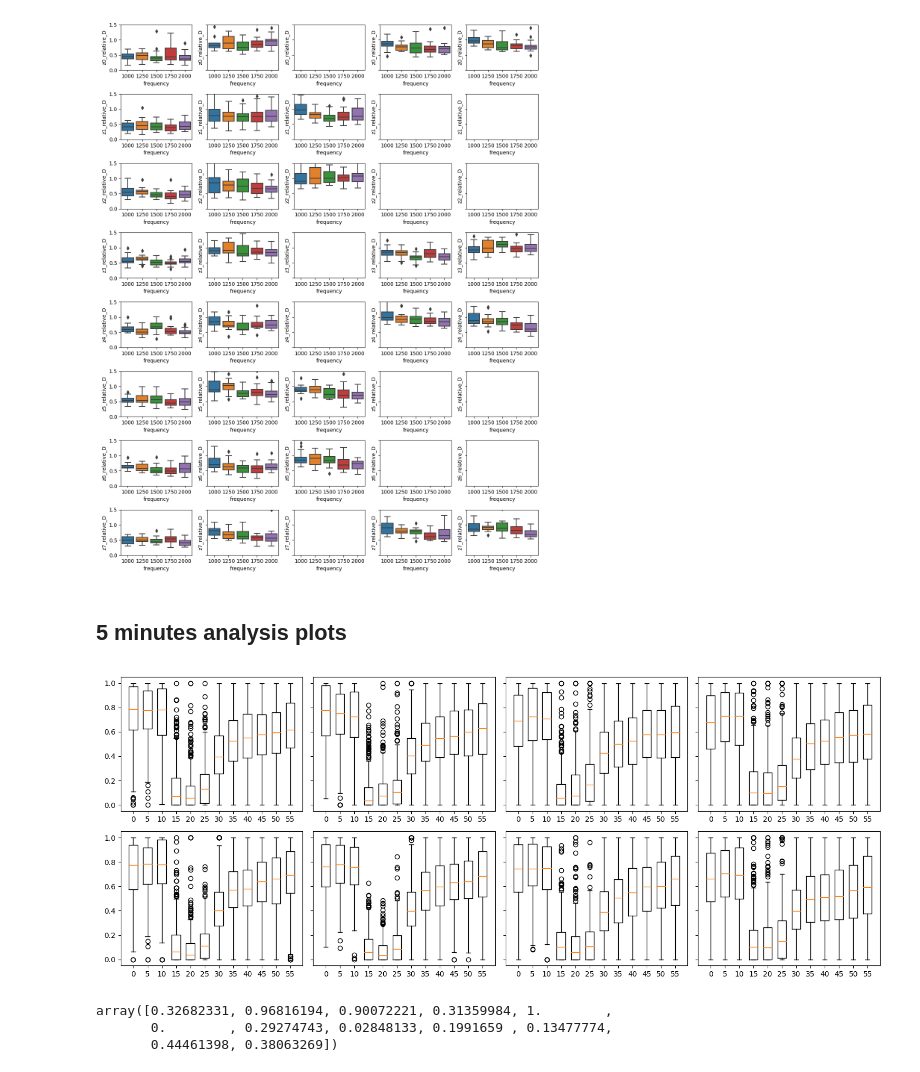
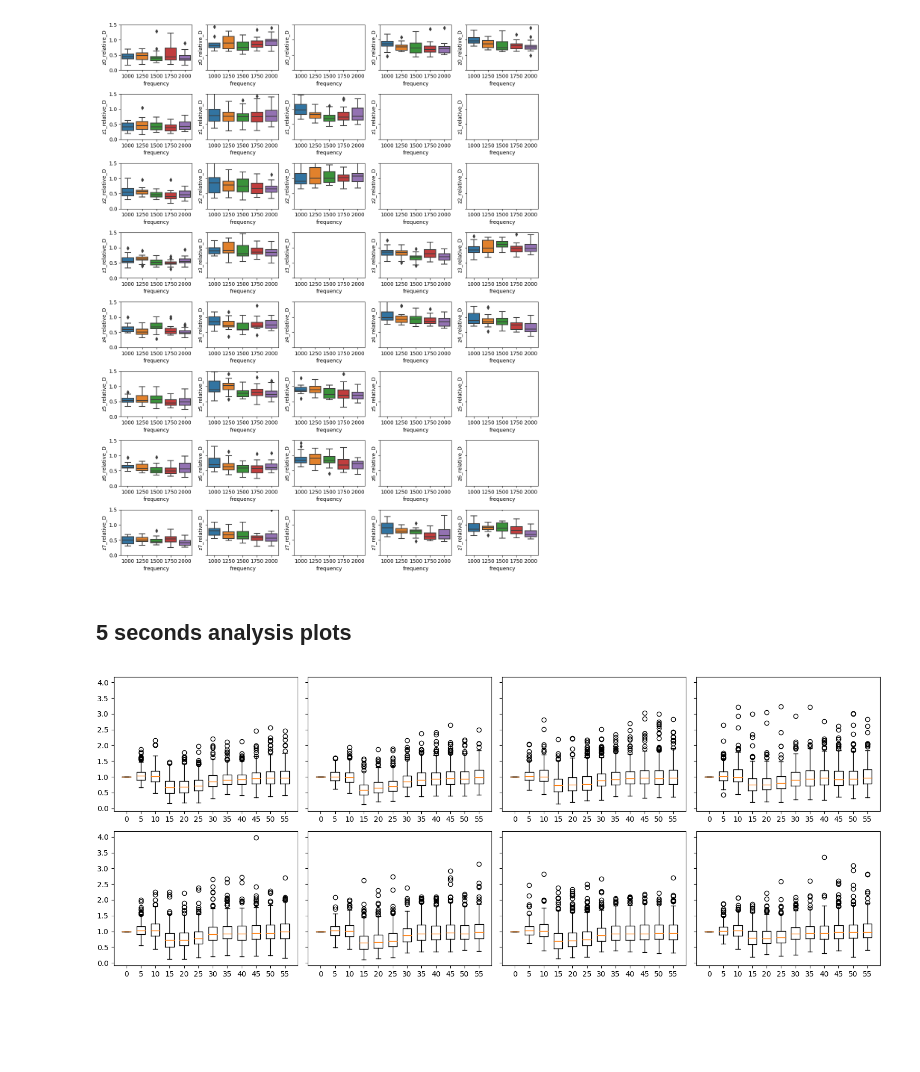
Before and after one commit to MBroisin/Experiments_processing, a Jupyter notebook: activity_exp_final_result.ipynb, the cells around one changed output. Drawn from its saved outputs; the diff is of its cells as text; code cells hidden in the pictures; blank space fills up the shorter version.

Commit message:
Plots and supp processings

```diff
--- a/activity_exp_final_result.ipynb
+++ b/activity_exp_final_result.ipynb
@@ -24,6 +25,7 @@ import activity_experiments_python.actuation_management as AM
 FPS             = 30 # Hz
 NB_ACTS         = 8
 MAPPING         = {0:[0,0], 1:[0,1], 2:[0,2], 3:[0,3], 4:[1,3], 5:[1,2], 6:[1,1], 7:[1,0]}
+MAPPING_PLOT    = {0:[1,0], 1:[1,1], 2:[1,2], 3:[1,3], 4:[0,3], 5:[0,2], 6:[0,1], 7:[0,0]}
 ACTUATION_DUR   = 15 # secs
 
 # PATHS
@@ -153,6 +155,7 @@ def find_closest_act(dtpt, i_act):
 long_interval_length    = 15 # seconds
 short_interval_length   = 5 # seconds
 
+NORMALIZATION_TYPE = 'first' # 'max' #
 
 lil_dt = datetime.timedelta(seconds=long_interval_length)
 sil_dt = datetime.timedelta(seconds=short_interval_length)
@@ -174,6 +177,8 @@ for exp_id, exp in metadata.iterrows():
     for i in range(0, NB_ACTS):
         close_act, dist = find_closest_act(datapoint, i)
         datapoint['act_z'+str(i)+'_closest_act_dist'] = dist
+        if datapoint['trig0'] == 11 and datapoint['trig1'] == 11:
+            datapoint['act_z'+str(i)+'_closest_act_dist'] = 'ctrl'
 
     datapoint['nb_acts_active'] = sum_acts
     led0_signal = pandas.read_pickle(exp.led_path + exp.led0name)
@@ -238,8 +243,12 @@ for exp_id, exp in metadata.iterrows():
             datapoint['z'+ind+'_bin'+str(j+3)+'_ave'] = act_signal_bin.value.mean()
             all_bins_vals.append(act_signal_bin.value.mean())
         all_bins_vals = numpy.array(all_bins_vals)
-        all_bins_vals = all_bins_vals-numpy.min(all_bins_vals)
-        all_bins_vals = all_bins_vals/numpy.max(all_bins_vals)
+        # all_bins_vals = all_bins_vals-numpy.min(all_bins_vals)
+        # all_bins_vals = all_bins_vals/numpy.max(all_bins_vals)
+        if NORMALIZATION_TYPE == 'first':
+            all_bins_vals = all_bins_vals/all_bins_vals[0]
+        else :
+            all_bins_vals = all_bins_vals/numpy.max(all_bins_vals)
         for j in range(-3, 9):
             datapoint['z'+ind+'_bin'+str(j+3)+'_rel'] =  all_bins_vals[j+3]
 
@@ -285,31 +294,25 @@ fig.tight_layout()
 # %% [output]
 [figure]
 # %% [markdown]
-## 5 minutes analysis plots
+## 5 seconds analysis plots
 # %%
 cmap = matplotlib.cm.get_cmap('rainbow')
 
-dataset = data[data.nb_acts_active == 4]
+dataset = data[data.nb_acts_active == 2]
 fig, ax = matplotlib.pyplot.subplots(2, 4, figsize=(15, 6), sharey=True)
 for act in range(NB_ACTS):
     ind = str(act)
     # data_act = data[data['act_z'+ind]==1]
     # data_noact = data[data['act_z'+ind]==0]
 
     data_to_consider = dataset[dataset['act_z'+ind+'_closest_act_dist'] == 0]
     for j in range(-3, 9):
         # print(dataset)
         # print('z'+ind+'_bin'+str(j+3)+'_ave')
-        ax[MAPPING[act][0], MAPPING[act][1]].boxplot(dataset['z'+ind+'_bin'+str(j+3)+'_rel'].values, positions=[(j+3)*5], widths=[3])#, c=cmap(float(j+3)/12), marker='+')
+        ax[MAPPING_PLOT[act][0], MAPPING_PLOT[act][1]].boxplot(dataset['z'+ind+'_bin'+str(j+3)+'_rel'].values, positions=[(j+3)*5], widths=[3])#, c=cmap(float(j+3)/12), marker='+')
     # seaborn.boxplot(data=data_to_consider, y='z'+ind+'_relative_A2', x='frequency', ax=ax[act, dist_id], order=frequencies)
 
 # ax[0,0].set_ylim([0, 1.5])
 fig.tight_layout()
 # %% [output]
-[figure, old version]
+[figure, new version]
-# %%
-all_bins_vals
-# %% [output]
-array([0.32682331, 0.96816194, 0.90072221, 0.31359984, 1.        ,
-       0.        , 0.29274743, 0.02848133, 0.1991659 , 0.13477774,
-       0.44461398, 0.38063269])
```
Also changed, not shown: parts of 14 cells of this notebook, 12 other files.
